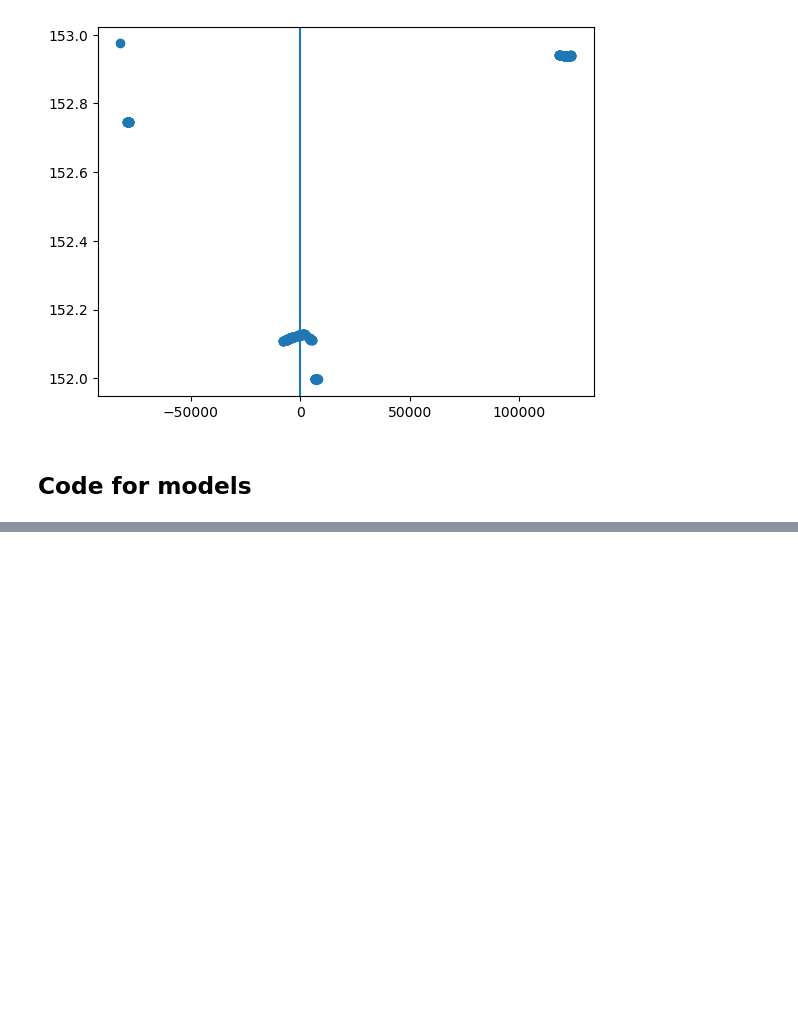
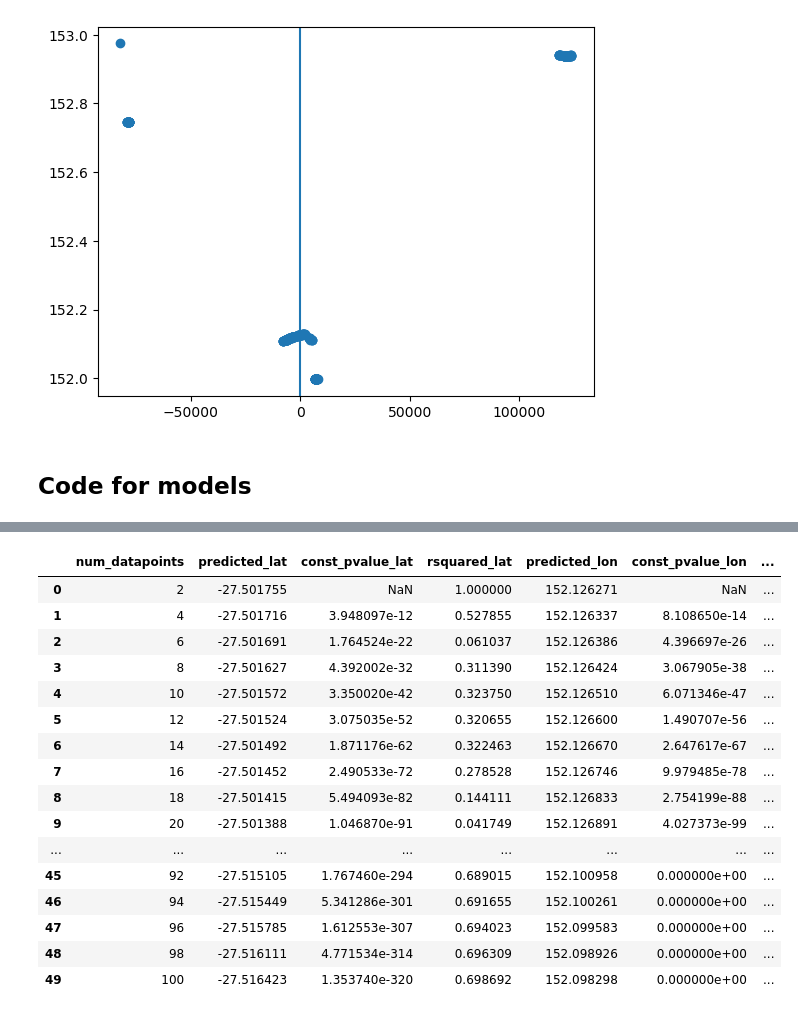
Before and after one commit to mccoolgrime/BrainStationCapstone, a Jupyter notebook: notebooks/Greg_02_Interpolation_Mockup.ipynb, the cells around one changed output, grey strips where cells are left out. Drawn from its saved outputs; the diff is of its cells as text; code cells hidden in the pictures; blank space fills up the shorter version.

Commit message:
Improve mock up model code

```diff
--- a/notebooks/Greg_02_Interpolation_Mockup.ipynb
+++ b/notebooks/Greg_02_Interpolation_Mockup.ipynb
@@ -132,3 +141,7 @@ TJ_time = subset.loc[subset["scientific_name"] == "Tetrarrhena juncea","time_obs
 TJ_time
 # %% [output]
 Timestamp('2021-06-13 00:35:00+0000', tz='UTC')
+# %%
+#store actual lat and lon for later evaluation of model accuracy
+TJ_lat = subset.loc[subset["scientific_name"] == "Tetrarrhena juncea","latitude"].iloc[0]
+TJ_lat
@@ -134,0 +150,3 @@ Timestamp('2021-06-13 00:35:00+0000', tz='UTC')
+# %%
+TJ_lon = subset.loc[subset["scientific_name"] == "Tetrarrhena juncea","longitude"].iloc[0]
+TJ_lon
@@ -188,11 +210,0 @@ model_predictions = {}
-# %%
-# creates list of indices above and below target value given number of datapoints we want above
-# with presumption of number of above = number below
-index_above_target = subset[subset["sec_from_TJ"] > 0]["sec_from_TJ"].idxmin()
-how_many_above = 4
-desired_indices = [index_above_target]
-for i in range(1, how_many_above + 1):
-    desired_indices.append(index_above_target - i)
-    if i > 1:
-        desired_indices.append(index_above_target + i)
-desired_indices
@@ -317,0 +213,71 @@ model_predictions
+# %%
+# Creates empty dictionary for comparison of prediction models
+model_predictions = {}
+
+# creates list of columns for interpolation df
+columns_for_interpolation = ["latitude", "longitude", "sec_from_TJ"]
+
+# creates list of indices above and below target value given number of datapoints we want above
+# with presumption of number of above = number below
+
+max_num_above = 50
+for i in range(1, max_num_above + 1):
+    index_above_target = subset[subset["sec_from_TJ"] > 0]["sec_from_TJ"].idxmin()
+    desired_indices = [index_above_target]
+    for j in range(1, i + 1):
+        desired_indices.append(index_above_target - j)
+        if j > 1:
+            desired_indices.append(index_above_target + j)
+
+
+
+
+# creates dataframe for only the chosen rows surrounding the target
+    lin_reg_df = subset.loc[desired_indices, columns_for_interpolation]
+
+# creates independent columns with constant for lin reg analysis
+    X_withconstant = sm.add_constant(lin_reg_df["sec_from_TJ"])
+
+# creates dependent columns for latitude and longitude
+    yLAT = lin_reg_df["latitude"]
+    yLON = lin_reg_df["longitude"]
+
+# instantiates and fits one OLS for dependent of latitude and another for longitude
+    lin_reg_resultsLAT = sm.OLS(yLAT, X_withconstant).fit()
+    lin_reg_resultsLON = sm.OLS(yLON, X_withconstant).fit()
+
+# calculates how far prediction is from actual
+    dist_from_actual =((lin_reg_resultsLAT.params[0] - TJ_lat)**2 + (lin_reg_resultsLON.params[0] - TJ_lon)**2)**(1/2)
+
+# stores predictions in model prediction dictionary with relevant assessment data
+    model_predictions[i-1] = (i*2,
+                            lin_reg_resultsLAT.params[0],
+                            lin_reg_resultsLAT.pvalues[0],
+                            lin_reg_resultsLAT.rsquared,
+                            lin_reg_resultsLON.params[0],
+                            lin_reg_resultsLON.pvalues[0],
+                            lin_reg_resultsLON.rsquared,
+                            dist_from_actual)
+
+# turns dictionary into dataframe
+col_for_df = ["num_datapoints", "predicted_lat", "const_pvalue_lat", "rsquared_lat", "predicted_lon", "const_pvalue_lon", "rsquared_lon", "dist_from_actual"]
+model_predictions_df = pd.DataFrame.from_dict(model_predictions, orient="index", columns = col_for_df)
+model_predictions_df
+# %% [output]
+|  | num_datapoints | predicted_lat | const_pvalue_lat | rsquared_lat | predicted_lon | const_pvalue_lon | ... |
+| 0 | 2 | -27.501755 | NaN | 1.000000 | 152.126271 | NaN | ... |
+| 1 | 4 | -27.501716 | 3.948097e-12 | 0.527855 | 152.126337 | 8.108650e-14 | ... |
+| 2 | 6 | -27.501691 | 1.764524e-22 | 0.061037 | 152.126386 | 4.396697e-26 | ... |
+| 3 | 8 | -27.501627 | 4.392002e-32 | 0.311390 | 152.126424 | 3.067905e-38 | ... |
+| 4 | 10 | -27.501572 | 3.350020e-42 | 0.323750 | 152.126510 | 6.071346e-47 | ... |
+| 5 | 12 | -27.501524 | 3.075035e-52 | 0.320655 | 152.126600 | 1.490707e-56 | ... |
+| 6 | 14 | -27.501492 | 1.871176e-62 | 0.322463 | 152.126670 | 2.647617e-67 | ... |
+| 7 | 16 | -27.501452 | 2.490533e-72 | 0.278528 | 152.126746 | 9.979485e-78 | ... |
+| 8 | 18 | -27.501415 | 5.494093e-82 | 0.144111 | 152.126833 | 2.754199e-88 | ... |
+| 9 | 20 | -27.501388 | 1.046870e-91 | 0.041749 | 152.126891 | 4.027373e-99 | ... |
+| ... | ... | ... | ... | ... | ... | ... | ... |
+| 45 | 92 | -27.515105 | 1.767460e-294 | 0.689015 | 152.100958 | 0.000000e+00 | ... |
+| 46 | 94 | -27.515449 | 5.341286e-301 | 0.691655 | 152.100261 | 0.000000e+00 | ... |
+| 47 | 96 | -27.515785 | 1.612553e-307 | 0.694023 | 152.099583 | 0.000000e+00 | ... |
+| 48 | 98 | -27.516111 | 4.771534e-314 | 0.696309 | 152.098926 | 0.000000e+00 | ... |
+| 49 | 100 | -27.516423 | 1.353740e-320 | 0.698692 | 152.098298 | 0.000000e+00 | ... |
```
Also changed, not shown: parts of 22 cells of this notebook.
